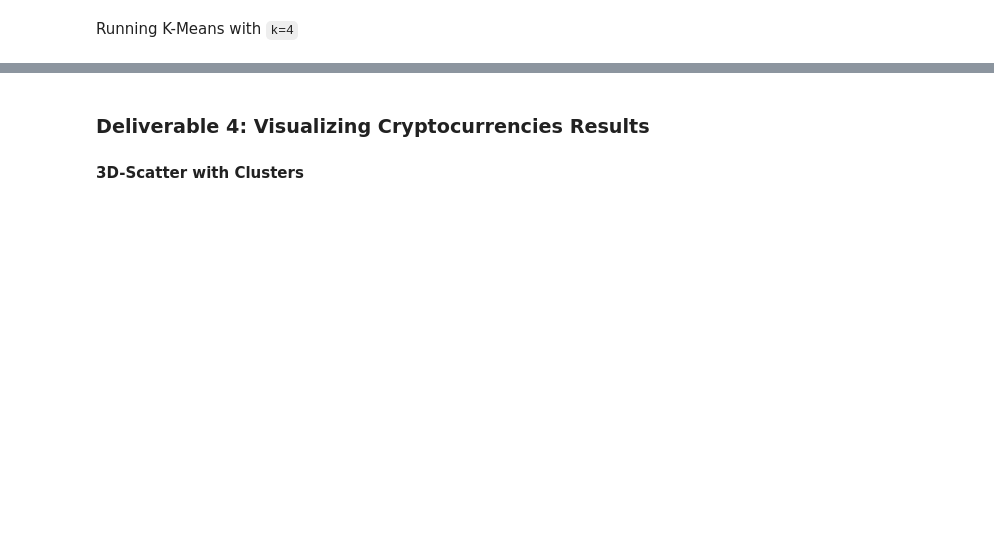
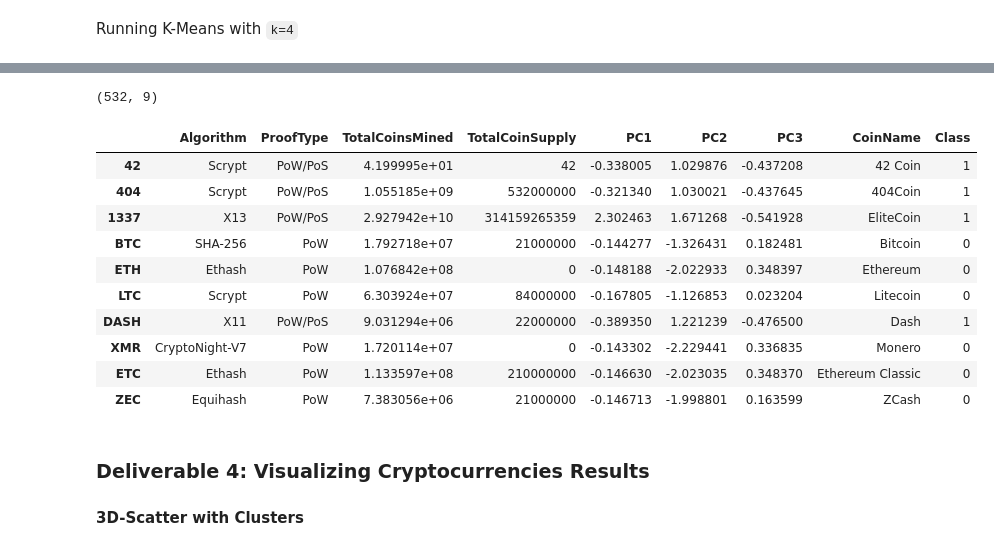
Before and after one commit to js816/Cryptocurrencies, a Jupyter notebook: crypto_clustering.ipynb, the cells around one changed output, grey strips where cells are left out. Cells and saved outputs as stored; diff of their text form; code cells hidden in the pictures; blank space fills up the shorter version.

```diff
--- a/crypto_clustering.ipynb
+++ b/crypto_clustering.ipynb
@@ -273,0 +271,16 @@ array([0.0279309 , 0.02138942, 0.02048016])
+# %%
+# Create an elbow curve to find the best value for K.
+# Initializing the variables
+inertia = []
+k = list(range(1,11))
+
+# Calculating the inertia values
+for i in k:
+    km = KMeans(n_clusters=i)
+    km.fit(pcs_df)
+    inertia.append(km.inertia_)
+
+# Creating the elbow curve
+elbow_data = {'k': k, 'inertia': inertia}
+df_elbow = pd.DataFrame(elbow_data)
+df_elbow.hvplot.line(x='k', y='inertia', xticks=k, title='Elbow Curve')
@@ -275,10 +290,11 @@ array([0.0279309 , 0.02138942, 0.02048016])
 Running K-Means with `k=4`
 # %%
 # Initialize the K-Means model.
-# YOUR CODE HERE
+model = KMeans(n_clusters=4)
 
 # Fit the model
-# YOUR CODE HERE
+model.fit(pcs_df)
 
 # Predict clusters
-# YOUR CODE HERE
+predictions = model.predict(pcs_df)
+predictions
@@ -285,17 +319,30 @@ Running K-Means with `k=4`
 # %%
 # Create a new DataFrame including predicted clusters and cryptocurrencies features.
 # Concatentate the crypto_df and pcs_df DataFrames on the same columns.
-# YOUR CODE HERE
+clustered_df = crypto_df.merge(pcs_df, left_index=True, right_index=True)
 
 #  Add a new column, "CoinName" to the clustered_df DataFrame that holds the names of the cryptocurrencies.
-# YOUR CODE HERE
+clustered_df = clustered_df.merge(crypto_names_df, left_index=True, right_index=True)
 
 #  Add a new column, "Class" to the clustered_df DataFrame that holds the predictions.
-# YOUR CODE HERE
+clustered_df['Class'] = predictions
 
 # Print the shape of the clustered_df
 print(clustered_df.shape)
 clustered_df.head(10)
+# %% [output]
+(532, 9)
+|  | Algorithm | ProofType | TotalCoinsMined | TotalCoinSupply | PC1 | PC2 | PC3 | CoinName | Class |
+| 42 | Scrypt | PoW/PoS | 4.199995e+01 | 42 | -0.338005 | 1.029876 | -0.437208 | 42 Coin | 1 |
+| 404 | Scrypt | PoW/PoS | 1.055185e+09 | 532000000 | -0.321340 | 1.030021 | -0.437645 | 404Coin | 1 |
+| 1337 | X13 | PoW/PoS | 2.927942e+10 | 314159265359 | 2.302463 | 1.671268 | -0.541928 | EliteCoin | 1 |
+| BTC | SHA-256 | PoW | 1.792718e+07 | 21000000 | -0.144277 | -1.326431 | 0.182481 | Bitcoin | 0 |
+| ETH | Ethash | PoW | 1.076842e+08 | 0 | -0.148188 | -2.022933 | 0.348397 | Ethereum | 0 |
+| LTC | Scrypt | PoW | 6.303924e+07 | 84000000 | -0.167805 | -1.126853 | 0.023204 | Litecoin | 0 |
+| DASH | X11 | PoW/PoS | 9.031294e+06 | 22000000 | -0.389350 | 1.221239 | -0.476500 | Dash | 1 |
+| XMR | CryptoNight-V7 | PoW | 1.720114e+07 | 0 | -0.143302 | -2.229441 | 0.336835 | Monero | 0 |
+| ETC | Ethash | PoW | 1.133597e+08 | 210000000 | -0.146630 | -2.023035 | 0.348370 | Ethereum Classic | 0 |
+| ZEC | Equihash | PoW | 7.383056e+06 | 21000000 | -0.146713 | -1.998801 | 0.163599 | ZCash | 0 |
 # %% [markdown]
 ### Deliverable 4: Visualizing Cryptocurrencies Results
 
```
Also changed, not shown: parts of 6 cells of this notebook.
